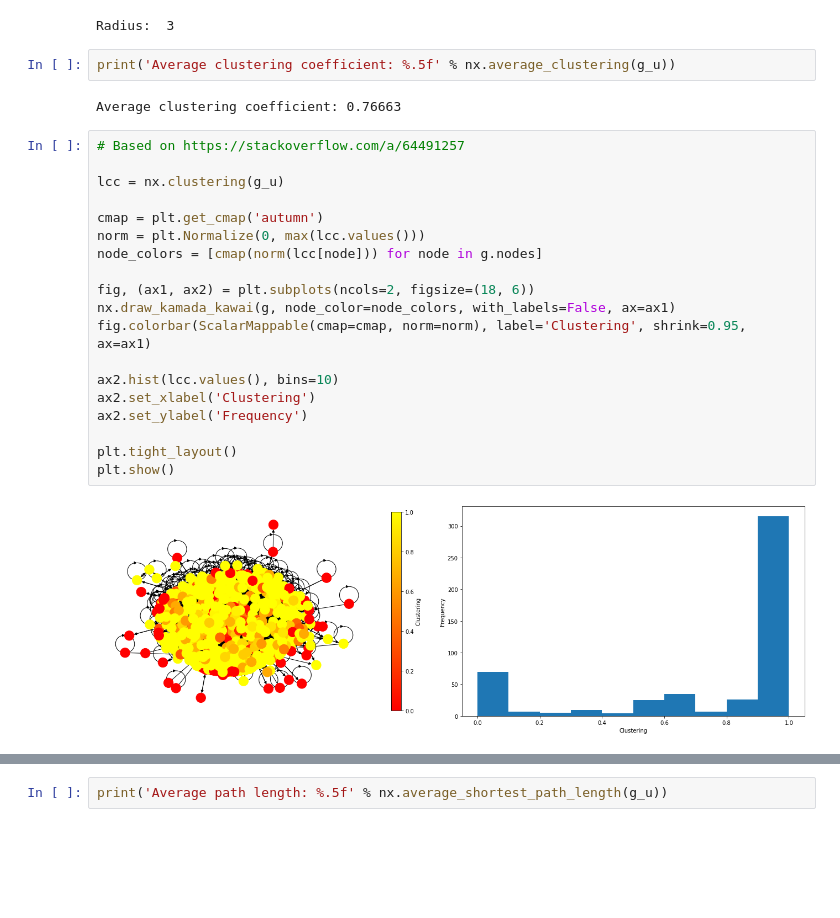
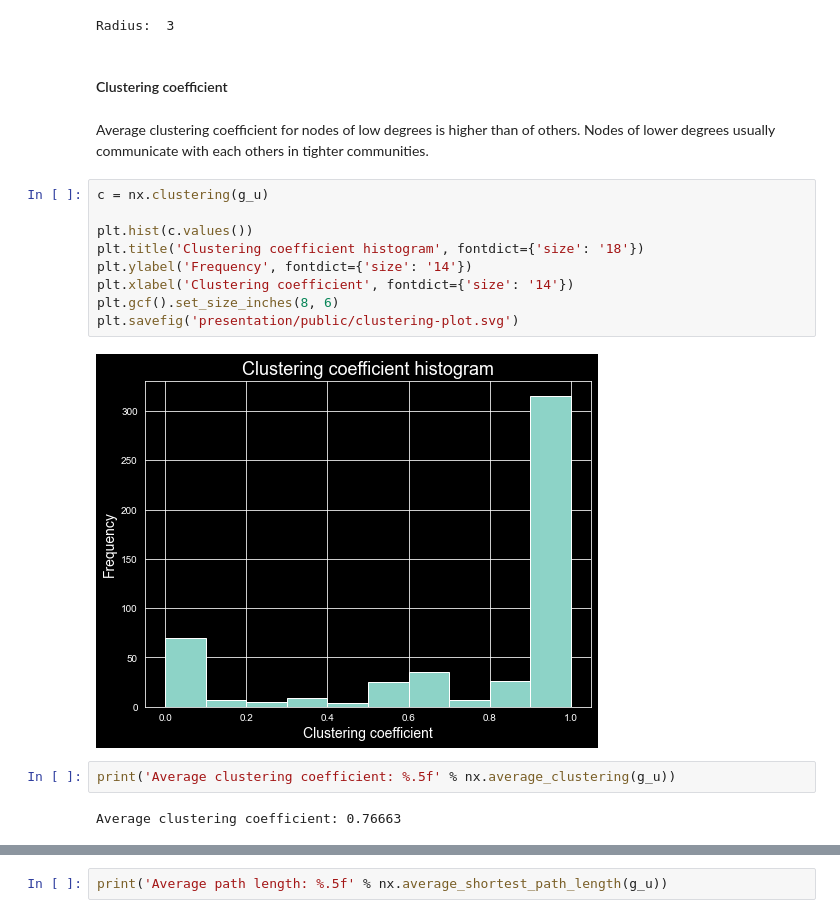
Before and after one commit to gaarutyunov/savn-project, a Jupyter notebook: Arutyunov_source.ipynb, the cells around one changed output, grey strips where cells are left out. Drawn from its saved outputs; the diff is of its cells as text; blank space fills up the shorter version.

```diff
--- a/Arutyunov_source.ipynb
+++ b/Arutyunov_source.ipynb
@@ -119,28 +121,22 @@ Diameter:  6
 print('Radius: ', nx.radius(g_u))
 # %% [output]
 Radius:  3
+# %% [markdown]
+#### Clustering coefficient
+# %% [markdown]
+Average clustering coefficient for nodes of low degrees is higher than of others. Nodes of lower degrees usually communicate with each others in tighter communities.
+# %%
+c = nx.clustering(g_u)
+
+plt.hist(c.values())
+plt.title('Clustering coefficient histogram', fontdict={'size': '18'})
+plt.ylabel('Frequency', fontdict={'size': '14'})
+plt.xlabel('Clustering coefficient', fontdict={'size': '14'})
+plt.gcf().set_size_inches(8, 6)
+plt.savefig('presentation/public/clustering-plot.svg')
+# %% [output]
+[figure, added]
 # %%
 print('Average clustering coefficient: %.5f' % nx.average_clustering(g_u))
 # %% [output]
 Average clustering coefficient: 0.76663
-# %%
-# Based on https://stackoverflow.com/a/64491257
-
-lcc = nx.clustering(g_u)
-
-cmap = plt.get_cmap('autumn')
-norm = plt.Normalize(0, max(lcc.values()))
-node_colors = [cmap(norm(lcc[node])) for node in g.nodes]
-
-fig, (ax1, ax2) = plt.subplots(ncols=2, figsize=(18, 6))
-nx.draw_kamada_kawai(g, node_color=node_colors, with_labels=False, ax=ax1)
-fig.colorbar(ScalarMappable(cmap=cmap, norm=norm), label='Clustering', shrink=0.95, ax=ax1)
-
-ax2.hist(lcc.values(), bins=10)
-ax2.set_xlabel('Clustering')
-ax2.set_ylabel('Frequency')
-
-plt.tight_layout()
-plt.show()
-# %% [output]
-[figure, removed]
```
Also changed, not shown: parts of 47 cells of this notebook, 29 other files.
